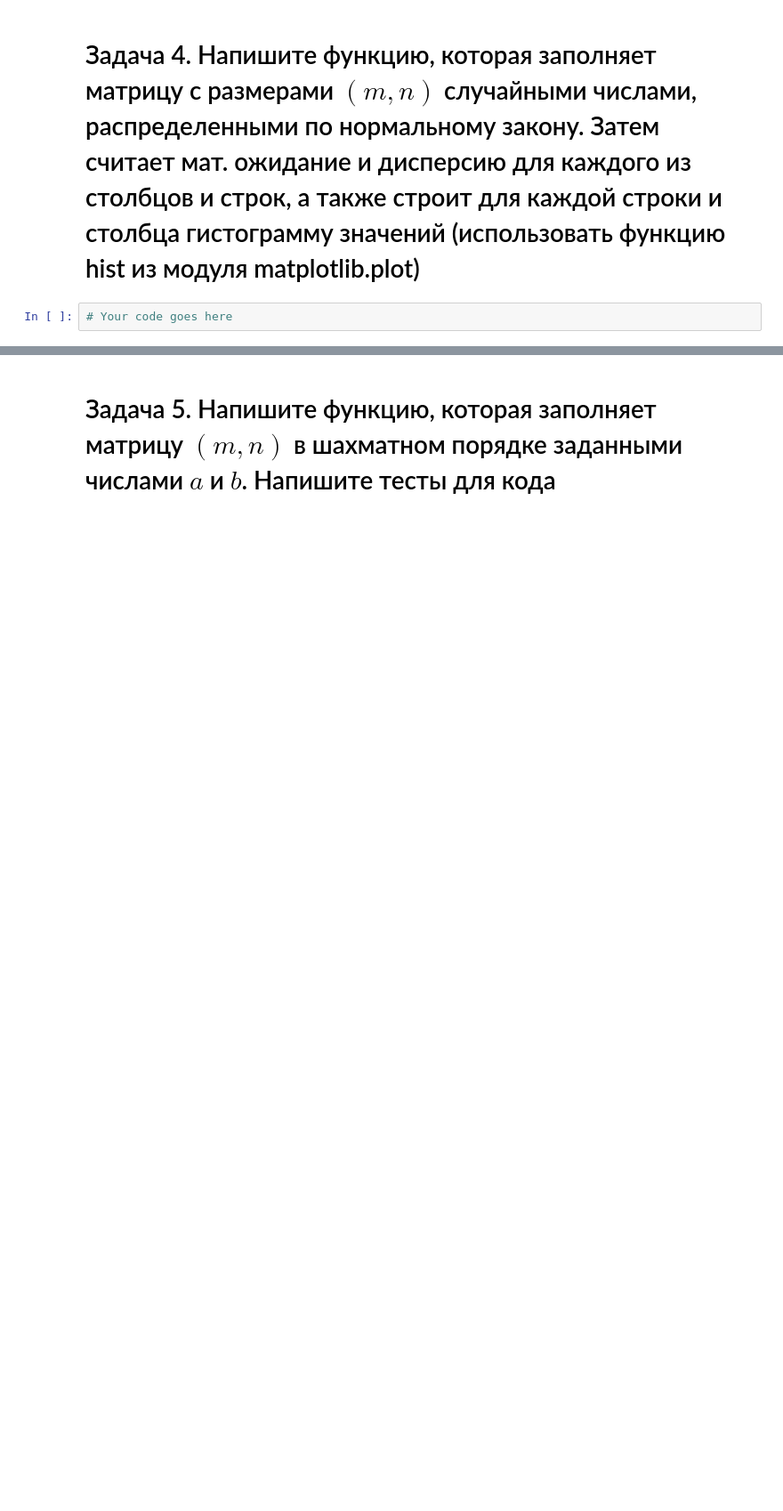
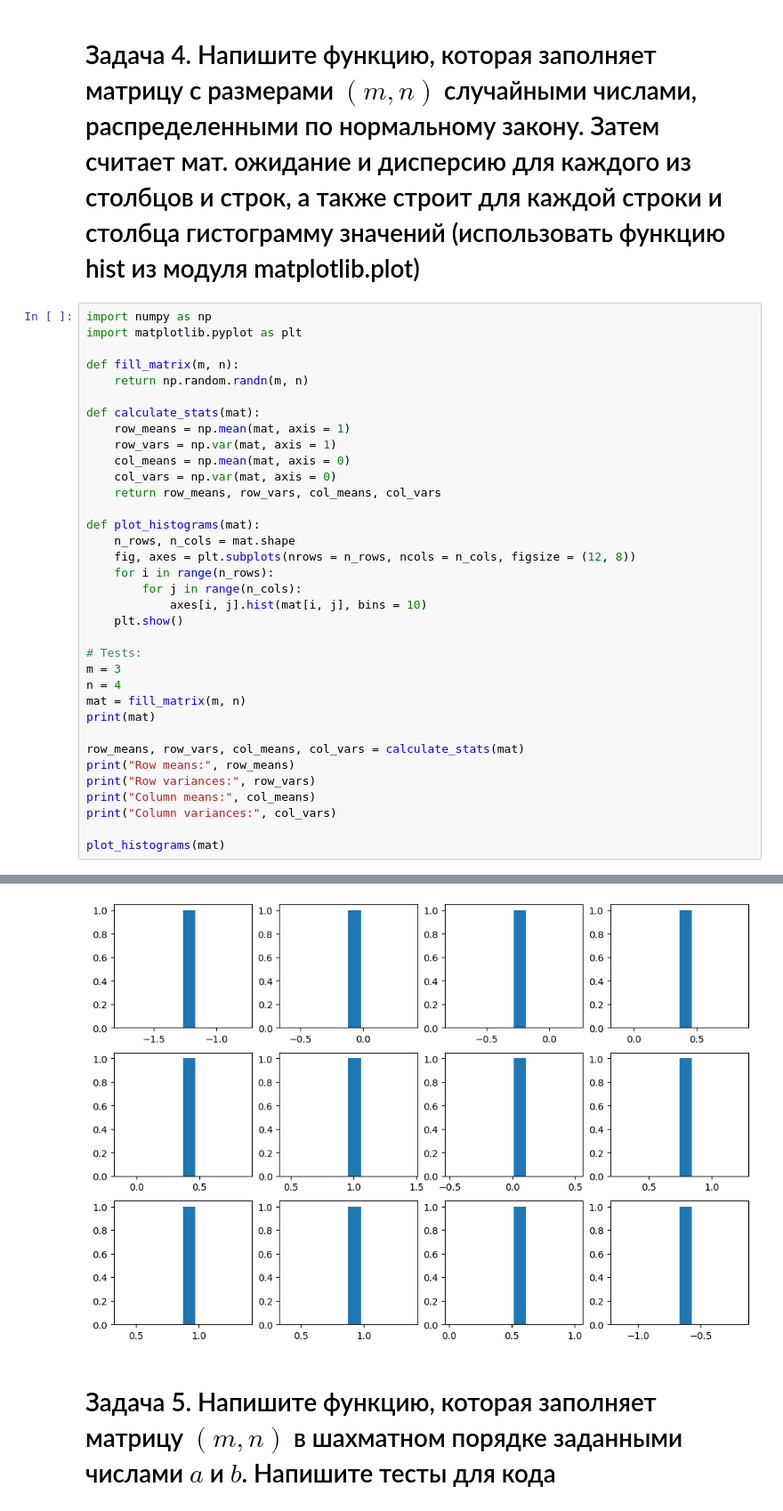
Before and after one commit to SharipovTimur8200/lab1, a Jupyter notebook: numpy.ipynb, the cells around one changed output, grey strips where cells are left out. Shown: that part at 89% size. Drawn from its saved outputs; the diff is of its cells as text; blank space fills up the shorter version.

```diff
--- a/numpy.ipynb
+++ b/numpy.ipynb
@@ -145,4 +185,38 @@ print(unique_columns(mat))
 # %% [markdown]
 <h1>Задача 4. Напишите функцию, которая заполняет матрицу с размерами $(m, n)$ случайными числами, распределенными по нормальному закону. Затем считает мат. ожидание и дисперсию для каждого из столбцов и строк, а также строит для каждой строки и столбца гистограмму значений (использовать функцию hist из модуля matplotlib.plot)
-# %%
-# Your code goes here
+# %%
+import numpy as np
+import matplotlib.pyplot as plt
+
+def fill_matrix(m, n):
+    return np.random.randn(m, n)
+
+def calculate_stats(mat):
+    row_means = np.mean(mat, axis = 1)
+    row_vars = np.var(mat, axis = 1)
+    col_means = np.mean(mat, axis = 0)
+    col_vars = np.var(mat, axis = 0)
+    return row_means, row_vars, col_means, col_vars
+
+def plot_histograms(mat):
+    n_rows, n_cols = mat.shape
+    fig, axes = plt.subplots(nrows = n_rows, ncols = n_cols, figsize = (12, 8))
+    for i in range(n_rows):
+        for j in range(n_cols):
+            axes[i, j].hist(mat[i, j], bins = 10)
+    plt.show()
+
+# Tests:
+m = 3
+n = 4
+mat = fill_matrix(m, n)
+print(mat)
+
+row_means, row_vars, col_means, col_vars = calculate_stats(mat)
+print("Row means:", row_means)
+print("Row variances:", row_vars)
+print("Column means:", col_means)
+print("Column variances:", col_vars)
+
+plot_histograms(mat)
+# %% [output]
@@ -149,3 +230,4 @@ print(unique_columns(mat))
+[figure, added]
 # %% [markdown]
 <h1>Задача 5. Напишите функцию, которая заполняет матрицу $(m, n)$ в шахматном порядке заданными числами $a$ и $b$. Напишите тесты для кода
 # %%
```
Also changed, not shown: parts of 11 cells of this notebook.
